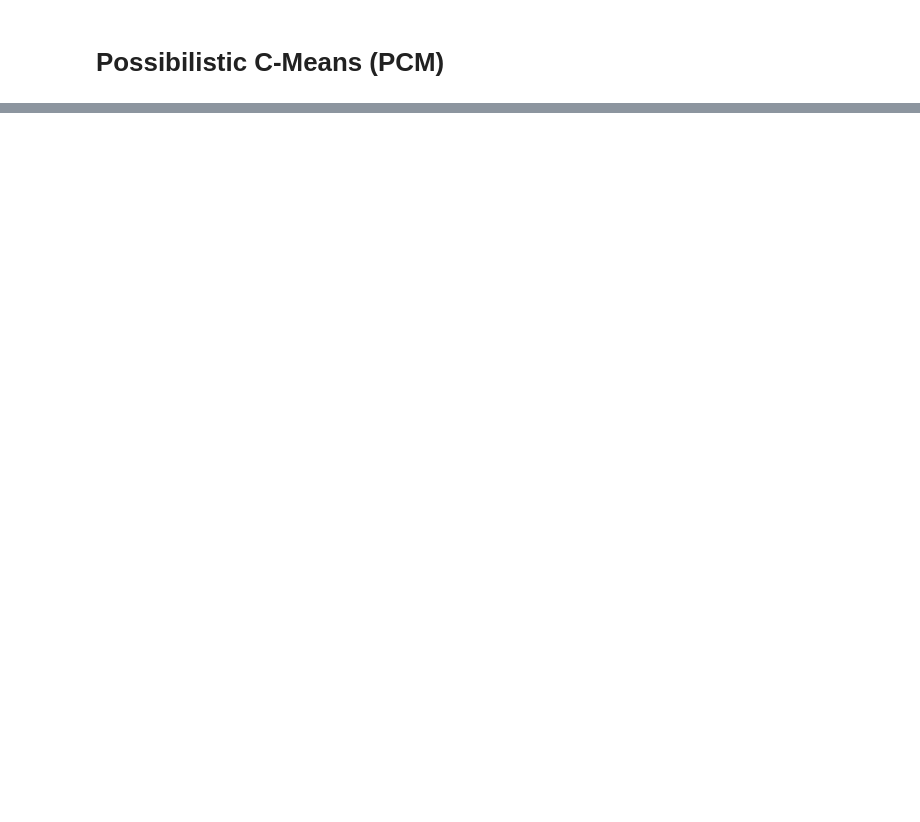
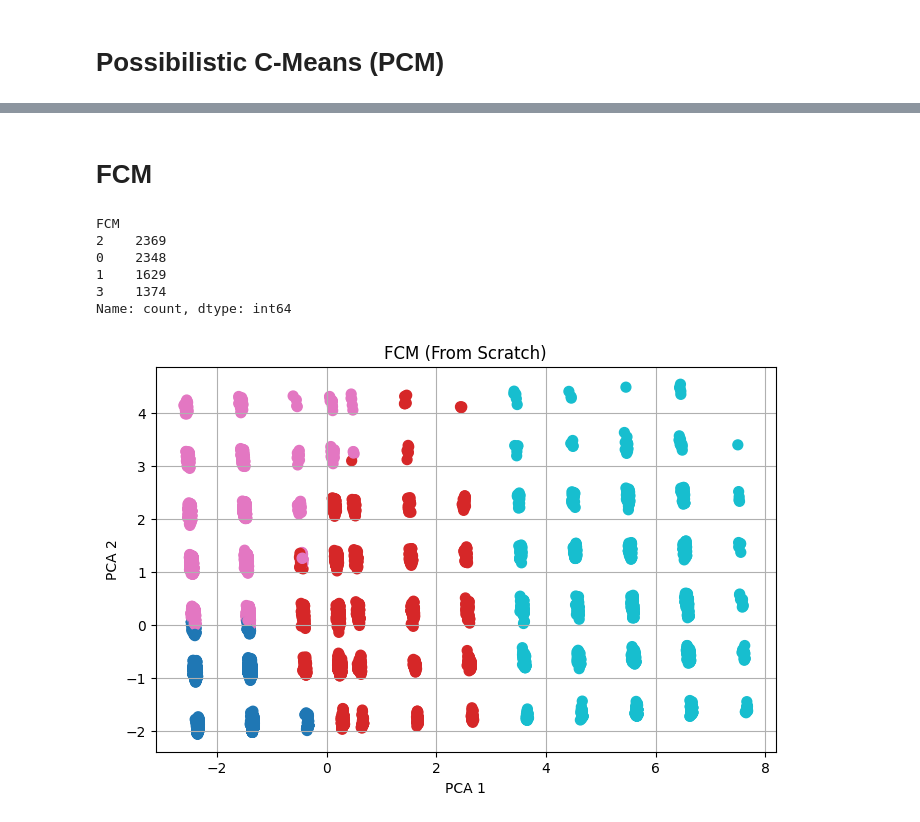
Before and after one commit to Ahmed-alaa47/CI-Project, a Jupyter notebook: CI_project.ipynb, the cells around one changed output, grey strips where cells are left out. Saved outputs shown, nothing was run; the diff lists cells and outputs as text; code cells hidden in the pictures; blank space fills up the shorter version.

```diff
--- a/CI_project.ipynb
+++ b/CI_project.ipynb
@@ -260,0 +266,21 @@ plot_clusters(X , labels , title = 'PCM')
+# %% [markdown]
+# FCM
+# %%
+from FCM import FuzzyCMeans
+
+model_FCM = FuzzyCMeans(n_clusters = 4,max_iter=20)
+model_FCM.fit(X)
+pred = model_FCM.predict(X)
+# %%
+df_clusters_FCM = pd.DataFrame(pred, columns=['FCM'])
+print(df_clusters_FCM['FCM'].value_counts())
+
+plot_clusters(X, pred, title="FCM (From Scratch)")
+# %% [output]
+FCM
+2    2369
+0    2348
+1    1629
+3    1374
+Name: count, dtype: int64
+[figure, added]
```
Also changed, not shown: parts of 17 cells of this notebook, 3 other files.
